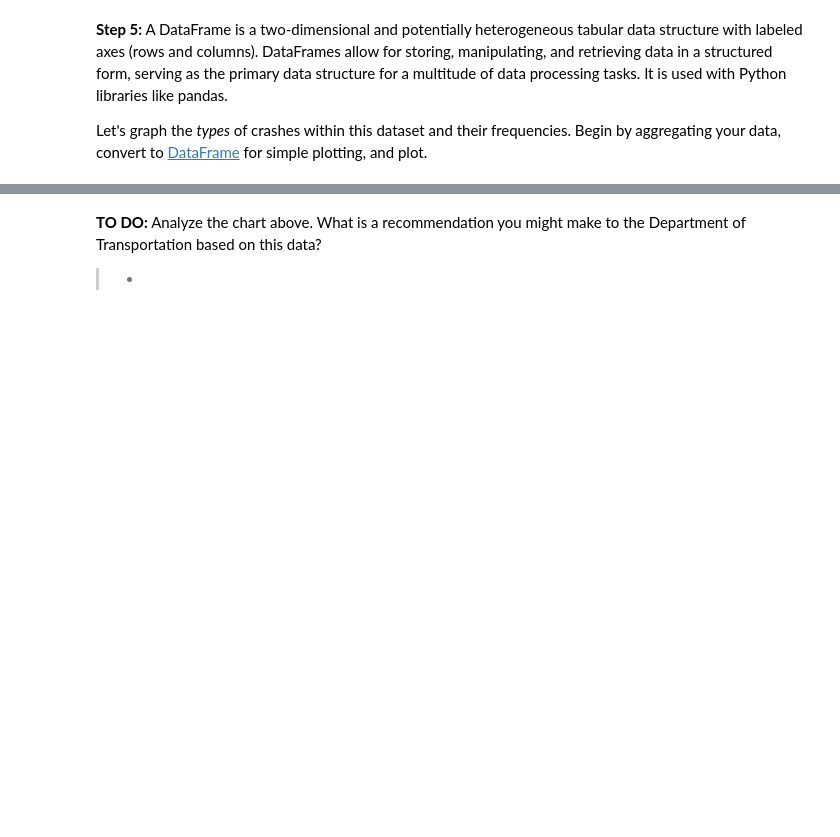
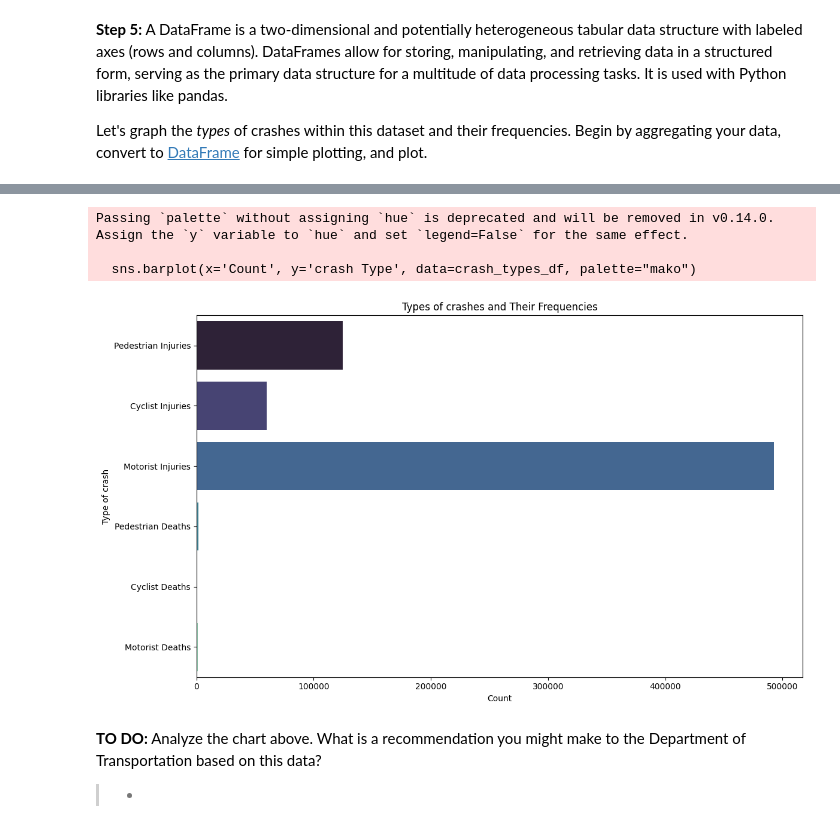
Before and after one commit to Raswanth-Prasath/TDSP, a Jupyter notebook: EXPLORER_ACCELERATOR_Transportation_Data_Science_Project_(TDSP).ipynb, the cells around one changed output, grey strips where cells are left out. Cells and saved outputs as stored; diff of their text form; code cells hidden in the pictures; blank space fills up the shorter version.

```diff
--- a/EXPLORER_ACCELERATOR_Transportation_Data_Science_Project_(TDSP).ipynb
+++ b/EXPLORER_ACCELERATOR_Transportation_Data_Science_Project_(TDSP).ipynb
@@ -316,28 +361,33 @@ Let's graph the *types* of crashes within this dataset and their frequencies. Be
 # %%
 import matplotlib.pyplot as plt
 import seaborn as sns
 
 # Aggregating data - Complete for Cyclist and Motorist
 types_of_crashes = {
-    'Pedestrian Injuries': data['NUMBER OF PEDESTRIANS INJURED'].sum(),
-    'Cyclist Injuries': data['__________'].sum(),
-    'Motorist Injuries': data[__________'].sum(),
-    'Pedestrian Deaths': data['NUMBER OF PEDESTRIANS KILLED'].sum(),
-    'Cyclist Deaths': data['__________'].sum(),
-    'Motorist Deaths': data['__________'].sum()
+    'Pedestrian Injuries': data['number_of_pedestrians_injured'].sum(),
+    'Cyclist Injuries': data['number_of_cyclist_injured'].sum(),
+    'Motorist Injuries': data['number_of_motorist_injured'].sum(),
+    'Pedestrian Deaths': data['number_of_pedestrians_killed'].sum(),
+    'Cyclist Deaths': data['number_of_cyclist_killed'].sum(),
+    'Motorist Deaths': data['number_of_motorist_killed'].sum()
 }
 
 # Converting to DataFrame for easier plotting - we want the items in the dictionary, use the items function
-crash_types_df = pd.DataFrame(list(types_of_crashes.__________()), columns=['crash Type', 'Count'])
+crash_types_df = pd.DataFrame(list(types_of_crashes.items()), columns=['crash Type', 'Count'])
 
 # Plot
 plt.figure(figsize=(12, 7))
 sns.barplot(x='Count', y='crash Type', data=crash_types_df, palette="mako")
 plt.title('Types of crashes and Their Frequencies')
 plt.xlabel('Count')
 plt.ylabel('Type of crash')
 plt.tight_layout()
 plt.show()
+# %% [output]
+Passing `palette` without assigning `hue` is deprecated and will be removed in v0.14.0. Assign the `y` variable to `hue` and set `legend=False` for the same effect.
+
+  sns.barplot(x='Count', y='crash Type', data=crash_types_df, palette="mako")
+[figure, added]
 # %% [markdown]
 **TO DO:** Analyze the chart above. What is a recommendation you might make to the Department of Transportation based on this data?
 
```
Also changed, not shown: parts of 12 cells of this notebook.
